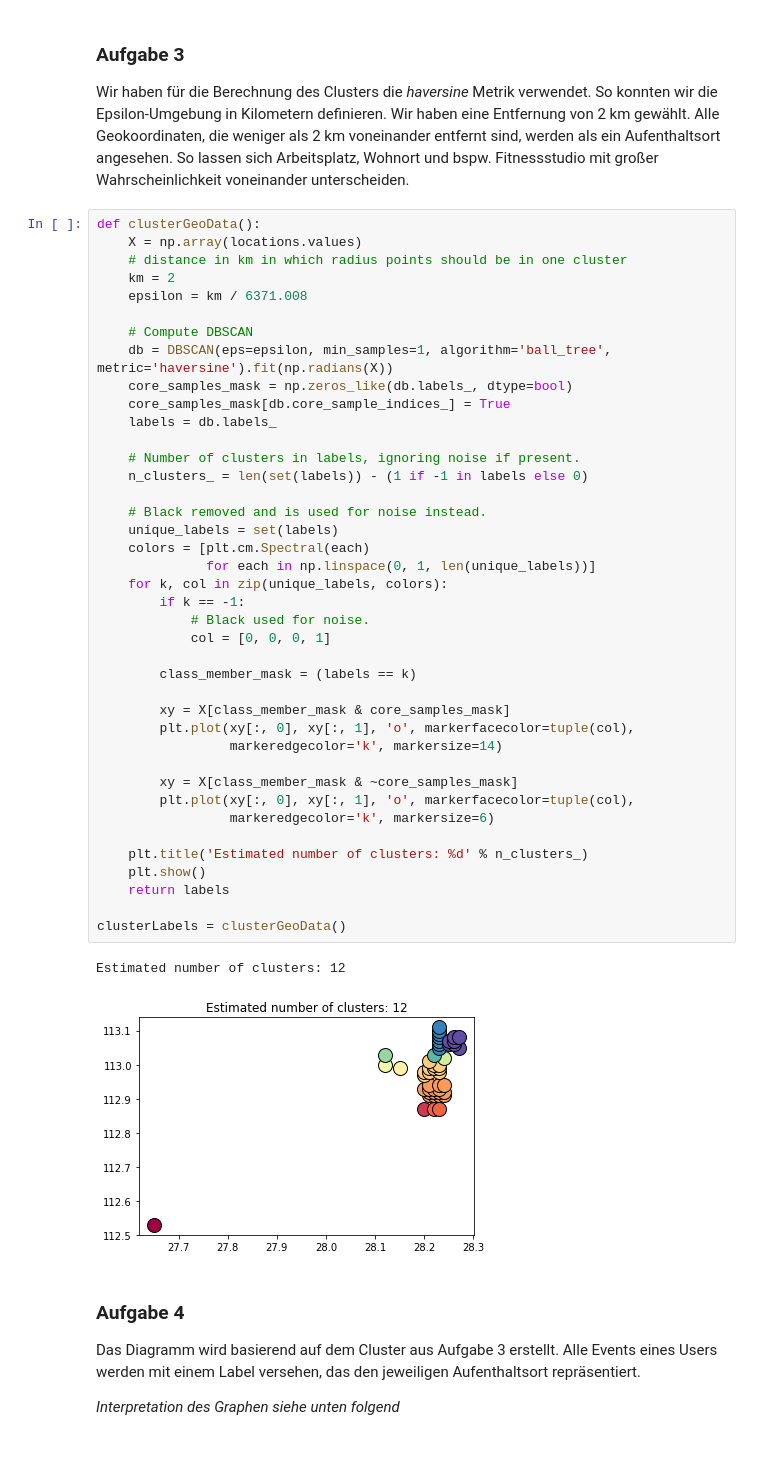
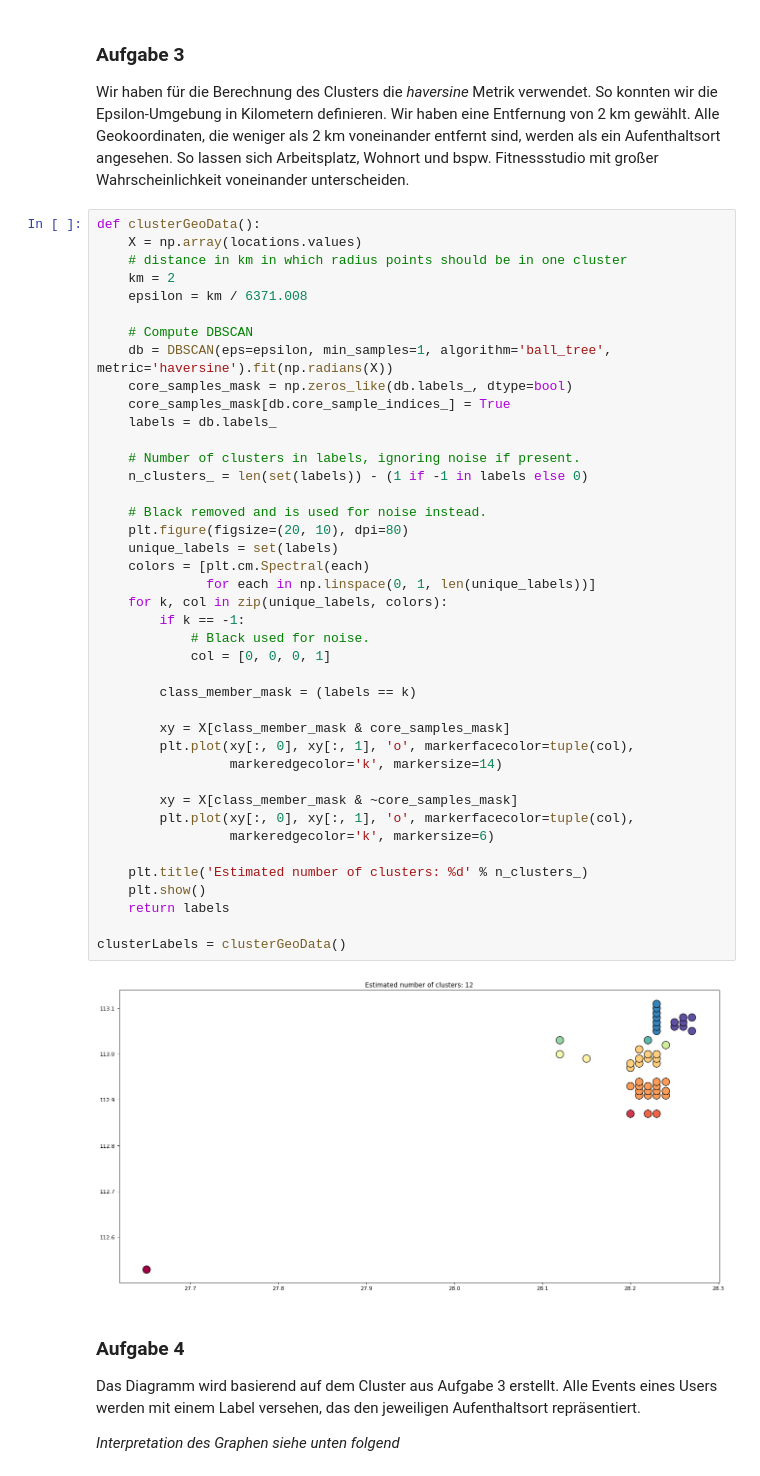
Before and after one commit to codeOfJannik/DataMining_Projects, a Jupyter notebook: task1_MobileUsers/VersuchMobileUsers.ipynb, the cells around one changed output. Saved outputs shown, nothing was run; the diff lists cells and outputs as text.

```diff
--- a/task1_MobileUsers/VersuchMobileUsers.ipynb
+++ b/task1_MobileUsers/VersuchMobileUsers.ipynb
@@ -553,35 +556,35 @@ def clusterGeoData():
     labels = db.labels_
 
     # Number of clusters in labels, ignoring noise if present.
     n_clusters_ = len(set(labels)) - (1 if -1 in labels else 0)
 
     # Black removed and is used for noise instead.
+    plt.figure(figsize=(20, 10), dpi=80)
     unique_labels = set(labels)
     colors = [plt.cm.Spectral(each)
               for each in np.linspace(0, 1, len(unique_labels))]
     for k, col in zip(unique_labels, colors):
         if k == -1:
             # Black used for noise.
             col = [0, 0, 0, 1]
 
         class_member_mask = (labels == k)
 
         xy = X[class_member_mask & core_samples_mask]
         plt.plot(xy[:, 0], xy[:, 1], 'o', markerfacecolor=tuple(col),
                  markeredgecolor='k', markersize=14)
 
         xy = X[class_member_mask & ~core_samples_mask]
         plt.plot(xy[:, 0], xy[:, 1], 'o', markerfacecolor=tuple(col),
                  markeredgecolor='k', markersize=6)
 
     plt.title('Estimated number of clusters: %d' % n_clusters_)
     plt.show()
     return labels
 
 clusterLabels = clusterGeoData()
 # %% [output]
-Estimated number of clusters: 12
-[figure, old version]
+[figure, new version]
 # %% [markdown]
 ### Aufgabe 4
 Das Diagramm wird basierend auf dem Cluster aus Aufgabe 3 erstellt. Alle Events eines Users werden mit einem Label versehen, das den jeweiligen Aufenthaltsort repräsentiert.
```
Also changed, not shown: parts of 21 cells of this notebook, 3 other files.
